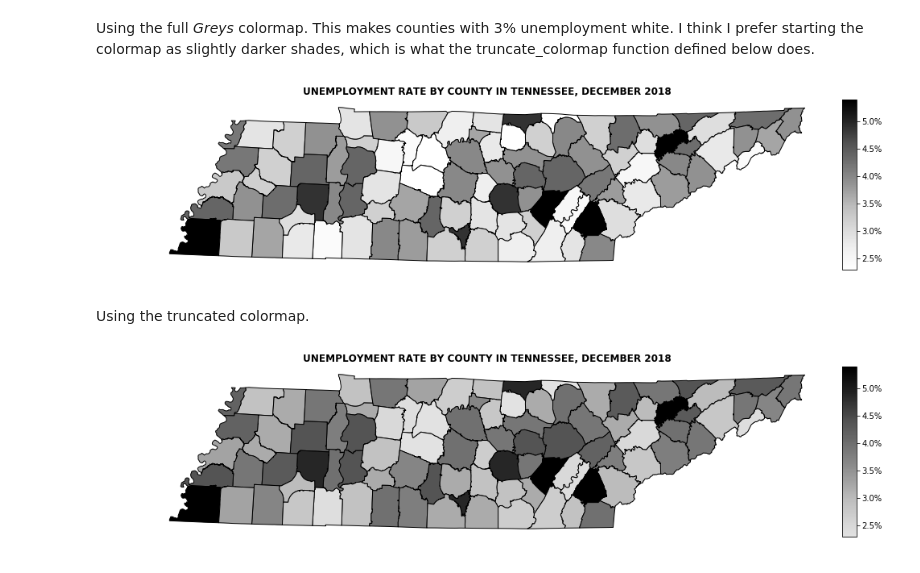
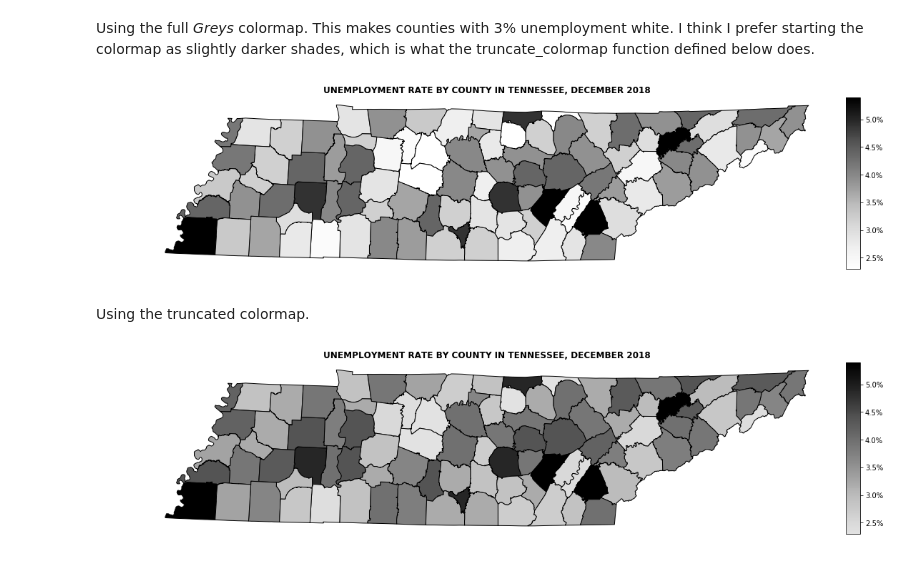
Before and after one commit to nashville-data-nerds/think_tennessee, a Jupyter notebook: plots/15_unemployment_choropleth/Unemployment_Choropleth.ipynb, the cells around one changed output. Drawn from its saved outputs; the diff is of its cells as text; code cells hidden in the pictures.

```diff
--- a/plots/15_unemployment_choropleth/Unemployment_Choropleth.ipynb
+++ b/plots/15_unemployment_choropleth/Unemployment_Choropleth.ipynb
@@ -43,9 +45,10 @@ cmap = cm.ScalarMappable(
       norm = Normalize(unemployment.value.min(), unemployment.value.max()),
       cmap = 'Greys')
 cmap.set_array([])
-fig.colorbar(mappable=cmap, cax = cax, format = FuncFormatter(lambda y, _: '{:.1%}'.format(y/100)));
+fig.colorbar(mappable=cmap, cax = cax, format = FuncFormatter(lambda y, _: '{:.1%}'.format(y/100)))
+plt.tight_layout();
 # %% [output]
-[figure, old version]
+[figure, new version]
 # %%
 def truncate_colormap(cmap, minval=0.0, maxval=1.0, n=100):
     new_cmap = colors.LinearSegmentedColormap.from_list(
@@ -61,17 +64,18 @@ Using the truncated colormap.
 # %%
 fig, ax = plt.subplots(figsize = (16,4))
 unemployment.plot(column = 'value', ax = ax, legend = False, cmap = new_cmap, edgecolor = 'black')
 plt.axis('off')
 plt.title('UNEMPLOYMENT RATE BY COUNTY IN TENNESSEE, DECEMBER 2018', fontweight = 'bold')
 
 divider = make_axes_locatable(ax)
 cax = divider.append_axes("right", size="2%", pad=0.1)
 
 cmap = cm.ScalarMappable(
       norm = Normalize(unemployment.value.min(), unemployment.value.max()),
       cmap = new_cmap)
 cmap.set_array([])
 fig.colorbar(mappable=cmap, cax = cax, format = FuncFormatter(lambda y, _: '{:.1%}'.format(y/100)))
+plt.tight_layout()
 plt.savefig('Unemployment_By_County.png');
 # %% [output]
-[figure, old version]
+[figure, new version]
```
Also changed, not shown: parts of 1 cell of this notebook, 1 other file.
